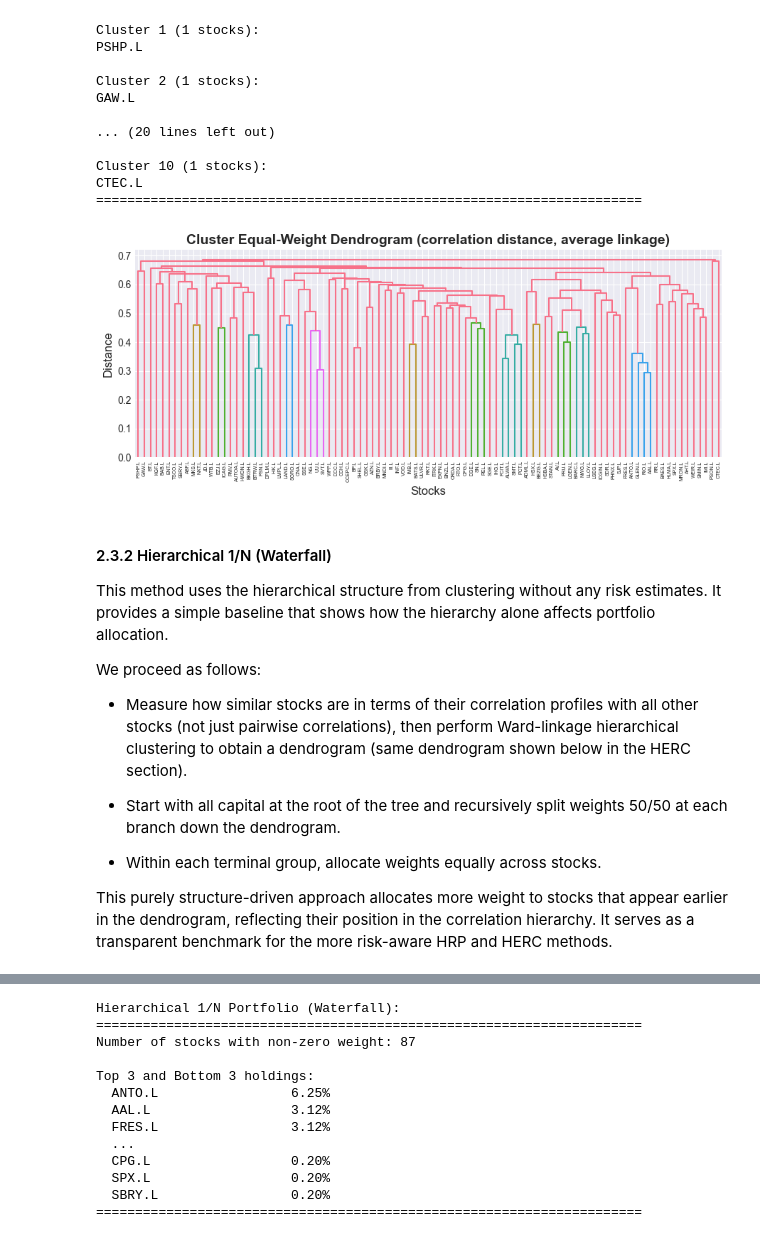
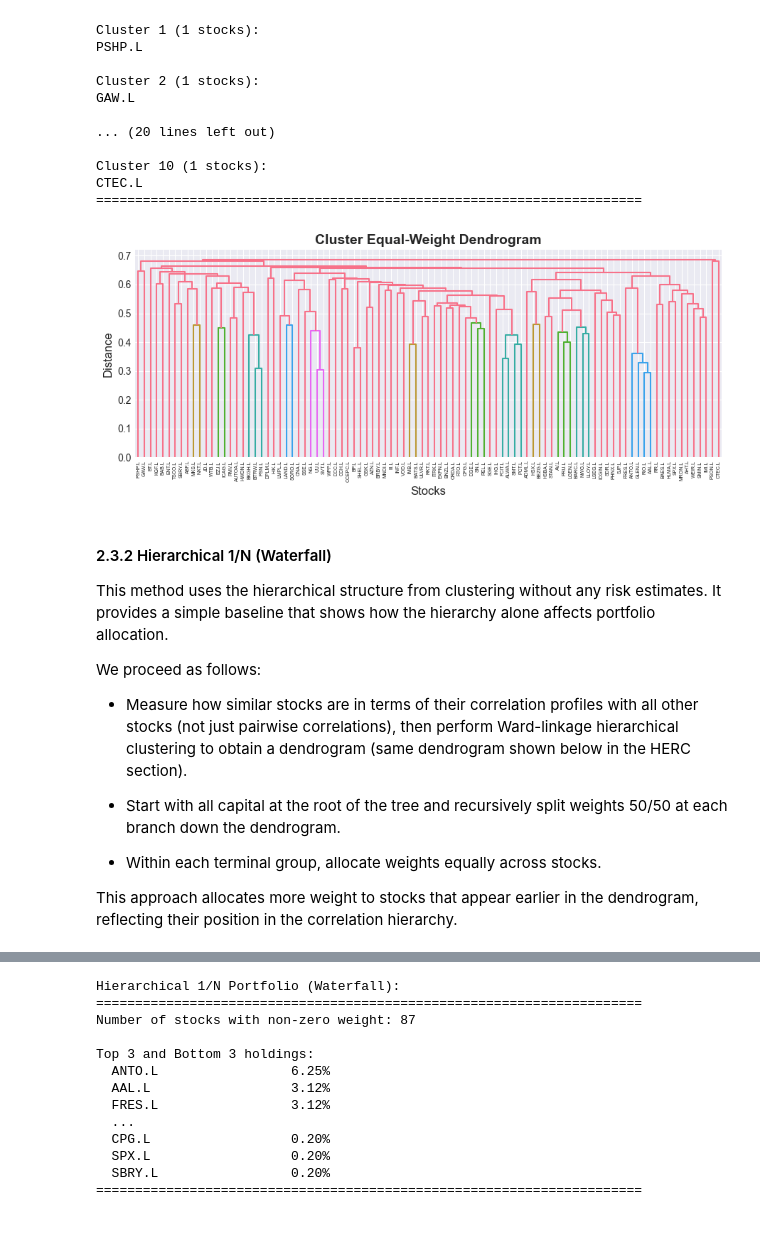
Before and after one commit to AUEBs-INVESTMENT-FINANCE-CLUB/network-clustering-portfolios, a Jupyter notebook: network_hierarchical_portfolios.ipynb, the cells around one changed output, grey strips where cells are left out. Saved outputs shown, nothing was run; the diff lists cells and outputs as text; code cells hidden in the pictures.

```diff
--- a/network_hierarchical_portfolios.ipynb
+++ b/network_hierarchical_portfolios.ipynb
@@ -800,13 +802,13 @@ CTEC.L
 # %%
 fig, ax = plt.subplots(figsize=(9, 4))
 dendrogram(Z, labels=in_sample_correlation.index, leaf_rotation=90, ax=ax)
-ax.set_title('Cluster Equal-Weight Dendrogram (correlation distance, average linkage)', fontsize=14, fontweight='bold')
+ax.set_title('Cluster Equal-Weight Dendrogram', fontsize=14, fontweight='bold')
 ax.set_xlabel('Stocks', fontsize=12)
 ax.set_ylabel('Distance', fontsize=12)
 plt.tight_layout()
 plt.show()
 # %% [output]
-[figure, old version]
+[figure, new version]
 # %% [markdown]
 #### 2.3.2 Hierarchical 1/N (Waterfall)
 
@@ -820,7 +822,7 @@ We proceed as follows:
 
 - Within each terminal group, allocate weights equally across stocks.
 
-This purely structure-driven approach allocates more weight to stocks that appear earlier in the dendrogram, reflecting their position in the correlation hierarchy. It serves as a transparent benchmark for the more risk-aware HRP and HERC methods.
+This approach allocates more weight to stocks that appear earlier in the dendrogram, reflecting their position in the correlation hierarchy.
 # %%
 def hierarchical_one_over_n_weights(
     correlation: pd.DataFrame,
```
Also changed, not shown: parts of 16 cells of this notebook.
